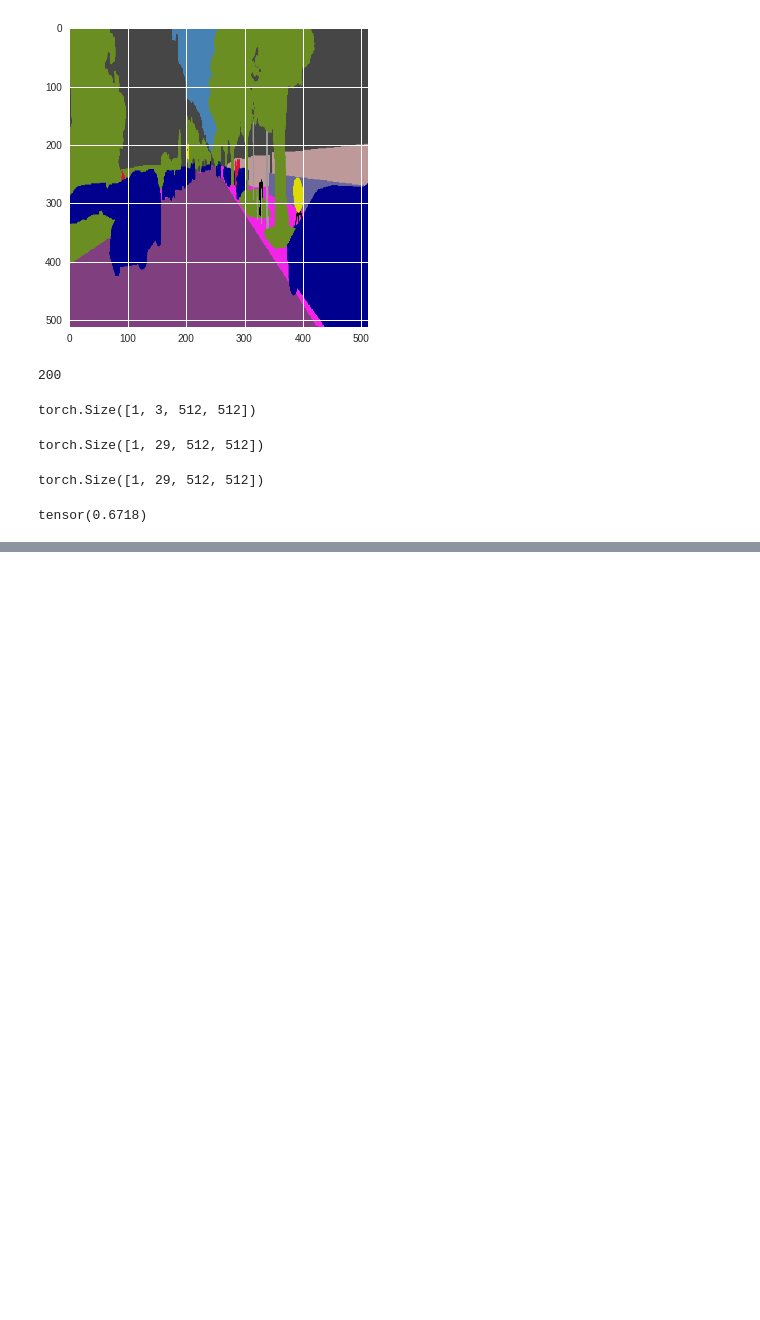
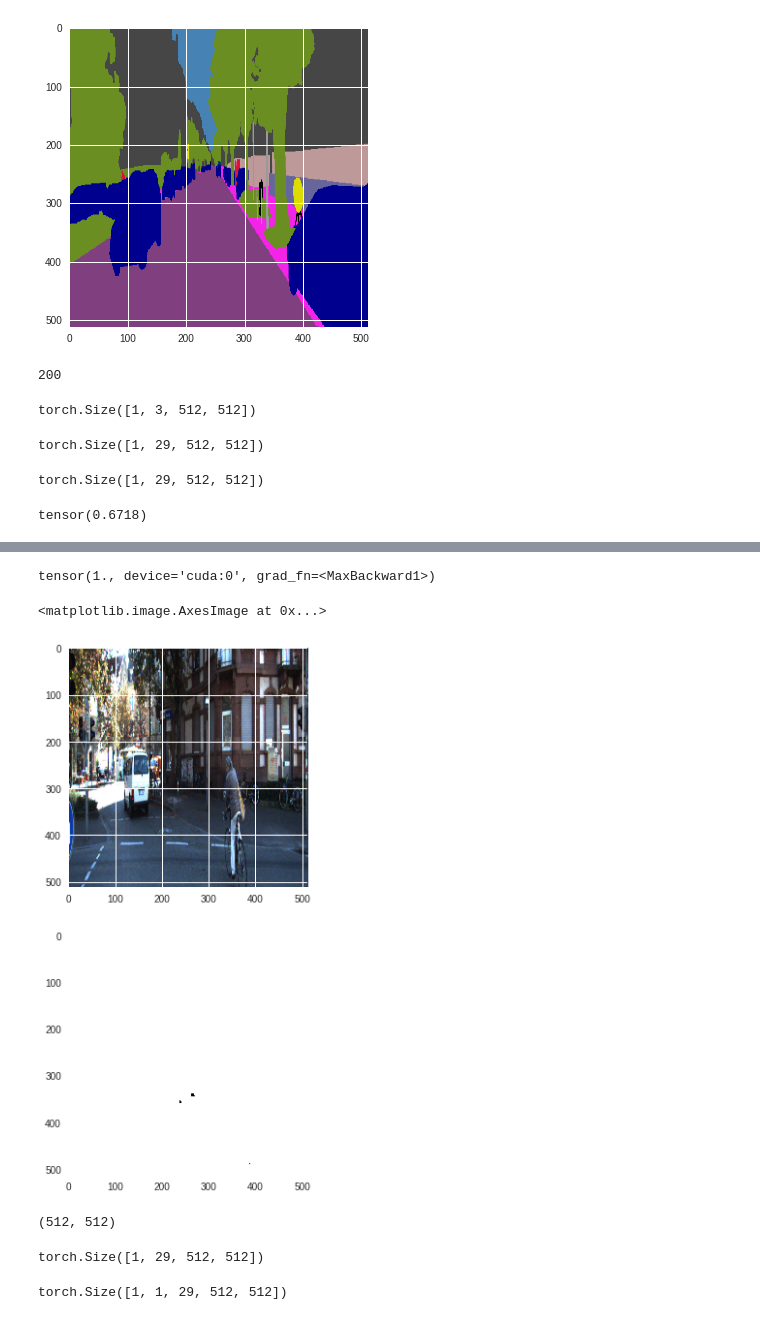
Before and after one commit to iArunava/ENet-Real-Time-Semantic-Segmentation, a Jupyter notebook: ENet.ipynb, the cells around one changed output, grey strips where cells are left out. Cells and saved outputs as stored; diff of their text form; code cells hidden in the pictures; blank space fills up the shorter version.

```diff
--- a/ENet.ipynb
+++ b/ENet.ipynb
@@ -232,6 +232,8 @@ class RDDNeck(nn.Module):
         if self.in_channels != self.out_channels:
             out_shape = self.out_channels - self.in_channels
             extras = torch.zeros((bs, out_shape, x.shape[2], x.shape[3]))
+            if torch.cuda.is_available:
+                extras = extras.cuda()
             x_copy = torch.cat((x_copy, extras), dim = 1)
 
         # Sum of main and side branches
@@ -324,6 +326,8 @@ class ASNeck(nn.Module):
         if self.in_channels != self.out_channels:
             out_shape = self.out_channels - self.in_channels
             extras = torch.zeros((bs, out_shape, x.shape[2], x.shape[3]))
+            if torch.cuda.is_available:
+                extras = extras.cuda()
             x_copy = torch.cat((x_copy, extras), dim = 1)
 
         # Sum of main and side branches
@@ -659,0 +768,26 @@ for e in range(epochs):
+# %%
+torch.max(out1[7, :, :])
+# %% [output]
+tensor(1., device='cuda:0', grad_fn=<MaxBackward1>)
+# %%
+figure = plt.figure(figsize=(20, 10))
+plt.subplot(2, 1, 1)
+plt.imshow(tmg_)
+plt.subplot(2, 1, 2)
+plt.imshow(out1[5, :, :].cpu().detach().numpy())
+# %% [output]
+<matplotlib.image.AxesImage at 0x...>
+[figure, added]
+# %%
+out1[0, :, :].cpu().detach().numpy().shape
+# %% [output]
+(512, 512)
+# %%
+oo1 = out1[0, :, :]
+oo1.shape
+# %% [output]
+torch.Size([1, 29, 512, 512])
+# %%
+out1.shape
+# %% [output]
+torch.Size([1, 1, 29, 512, 512])
```
Also changed, not shown: parts of 22 cells of this notebook.
